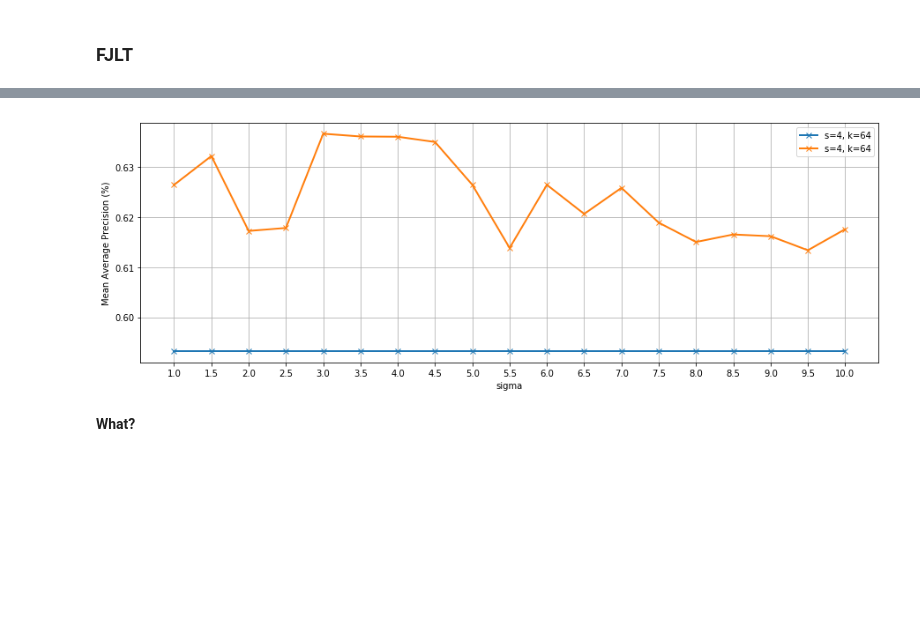
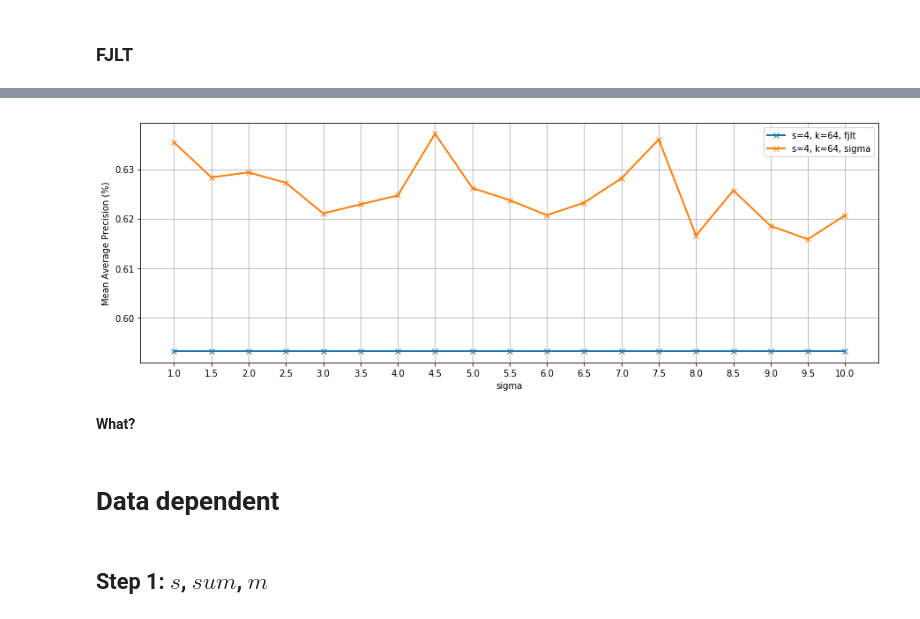
Before and after one commit to kk9six/Learn-LSH, a Jupyter notebook: 2018-Randomized Sampling-Based Fly Local Sensitive Hashing.ipynb, the cells around one changed output, grey strips where cells are left out. Saved outputs shown, nothing was run; the diff lists cells and outputs as text; code cells hidden in the pictures; blank space fills up the shorter version.

```diff
--- a/2018-Randomized Sampling-Based Fly Local Sensitive Hashing.ipynb
+++ b/2018-Randomized Sampling-Based Fly Local Sensitive Hashing.ipynb
@@ -221,5 +167,5 @@ for sigma in sigma_arr:
     precision_sigma_with_s12_m10d_k32.append(flsh_precision(train_center, test_center,
                                         s, m, k, sigma,
                                         near_neighbors=k_near_neighbors,
-                                        random_state=1, verbose=True))
+                                        random_state=1))
 # %% [output]
@@ -264,5 +195,5 @@ for sigma in sigma_arr:
     precision_sigma_with_s4_m10d_k64.append(flsh_precision(train_center, test_center,
                                         s, m, k, sigma,
                                         near_neighbors=k_near_neighbors,
-                                        random_state=1, verbose=True))
+                                        random_state=1))
 # %% [output]
@@ -310,5 +226,5 @@ for sigma in sigma_arr:
     precision_with_s4_m10d_k64.append(flsh_precision(train_center, test_center,
                                         s, m, k,
                                         near_neighbors=k_near_neighbors,
-                                        random_state=1, verbose=True))
+                                        random_state=1))
 # %% [output]
@@ -357,5 +258,5 @@ for sigma in sigma_arr:
     precision_fjlt_with_s4_m10d_k64.append(flsh_precision(train_center, test_center,
                                         s, m, k, diagnal=True,
                                         near_neighbors=k_near_neighbors,
-                                        random_state=1, verbose=True))
+                                        random_state=1))
 # %% [output]
@@ -379,14 +265,18 @@ Wall time: 6min 29s
 # %%
 plt.figure(figsize=(15, 5))
-plt.plot(sigma_arr, precision_fjlt_with_s4_m10d_k64, 'x-', linewidth=2, label='s=4, k=64')
-plt.plot(sigma_arr, precision_sigma_with_s4_m10d_k64, 'x-', linewidth=2, label='s=4, k=64')
+plt.plot(sigma_arr, precision_fjlt_with_s4_m10d_k64, 'x-', linewidth=2, label='s=4, k=64, fjlt')
+plt.plot(sigma_arr, precision_sigma_with_s4_m10d_k64, 'x-', linewidth=2, label='s=4, k=64, sigma')
 plt.xticks(sigma_arr)
 plt.grid()
 plt.xlabel('sigma')
 plt.ylabel('Mean Average Precision (%)')
 plt.legend(fontsize=10)
 plt.show()
 # %% [output]
-[figure, old version]
+[figure, new version]
 # %% [markdown]
 **What?**
+# %% [markdown]
+# Data dependent
+# %% [markdown]
+## Step 1: $s$, $sum$, $m$
```
Also changed, not shown: parts of 67 cells of this notebook.
